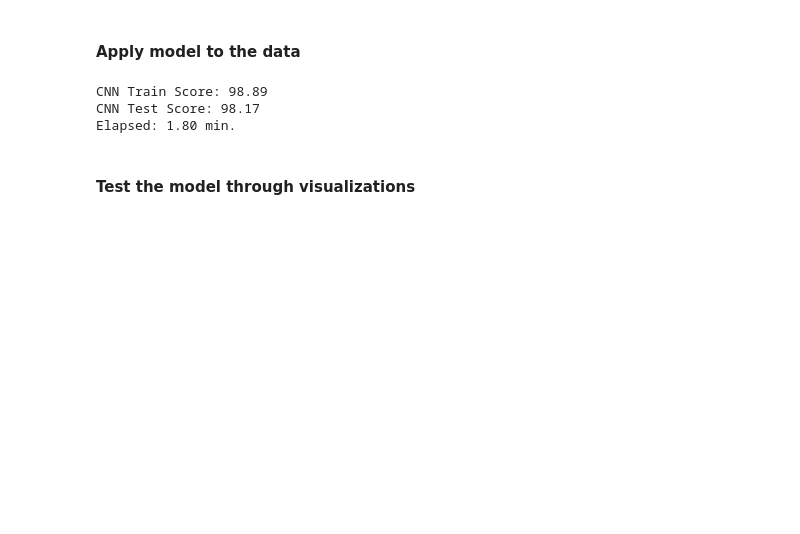
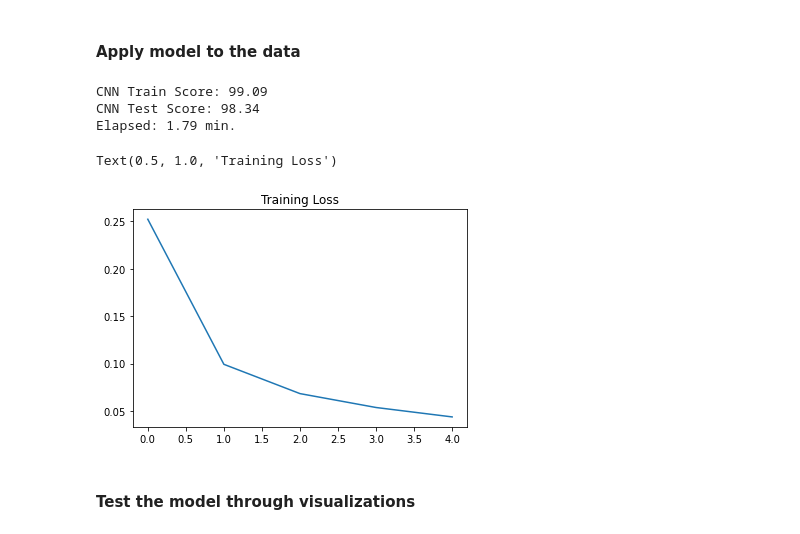
Before and after one commit to rohannakra/AI-Predicts-Hand-Written-Digits, a Jupyter notebook: AI_predicts_handwritten_digits.ipynb, the cells around one changed output. Cells and saved outputs as stored; diff of their text form; code cells hidden in the pictures; blank space fills up the shorter version.

```diff
--- a/AI_predicts_handwritten_digits.ipynb
+++ b/AI_predicts_handwritten_digits.ipynb
@@ -157,40 +170,45 @@ def model():
     opt = SGD(lr=0.01, momentum=0.9)
     model.compile(optimizer=opt, loss='categorical_crossentropy', metrics=['accuracy'])
     return model
 
 # NOTE: Sequential() models allow you to make models layer-by-layer and is much simpler compared to Input() models.
 #       Conv2D() is an input layer for converting an image in to a matrix.
 #       MaxPooling2D() is another input layer.
 #       Flatten() converts multi-dimensional data into a single vector to be processed. Ex: 28 x 28 -> 784
 #       Dense() is the main hidden layer.
 #       SGD() is stochastic gradient descent to update weights.
 
 # Create timer.
 start_time = time()
 
-CNN = model()
-CNN.fit(X_train, y_train, epochs=5, batch_size=128)
+model = model()
+results = model.fit(X_train, y_train, epochs=5, batch_size=128).history
 
 # Clear the output.
 clear_output()
 
 # NOTE: batch_size param means that the model will be tested on 64 samples at a time.
 #       This save a ton of RAM during the training process.
 
-print(train_score := 'CNN Train Score: {:.2f}'.format(CNN.evaluate(X_train, y_train, verbose=False)[1]*100))
-print(test_score := 'CNN Test Score: {:.2f}'.format(CNN.evaluate(X_test, y_test, verbose=False)[1]*100))
+print(train_score := 'CNN Train Score: {:.2f}'.format(model.evaluate(X_train, y_train, verbose=False)[1]*100))
+print(test_score := 'CNN Test Score: {:.2f}'.format(model.evaluate(X_test, y_test, verbose=False)[1]*100))
 print(elapsed := f'Elapsed: {(time() - start_time)/60:.2f} min.')
 
 # Notify when done.
 notification.notify(
     title='Neural Network Training Results',
     message=f'{train_score}\n{test_score}\n{elapsed}',
     app_icon='python_icon.ico'
 )
+
+plt.plot(range(5), results['loss'])
+plt.title('Training Loss')
 # %% [output]
-CNN Train Score: 98.89
-CNN Test Score: 98.17
-Elapsed: 1.80 min.
+CNN Train Score: 99.09
+CNN Test Score: 98.34
+Elapsed: 1.79 min.
+Text(0.5, 1.0, 'Training Loss')
+[figure, added]
 # %% [markdown]
 #### Test the model through visualizations
 # %%
```
Also changed, not shown: parts of 2 cells of this notebook, 1 other file.
